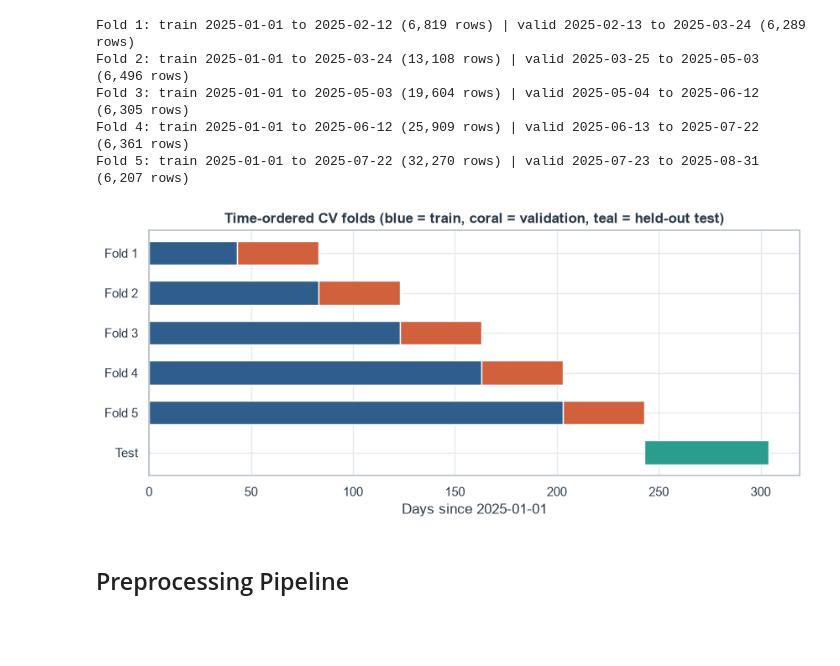
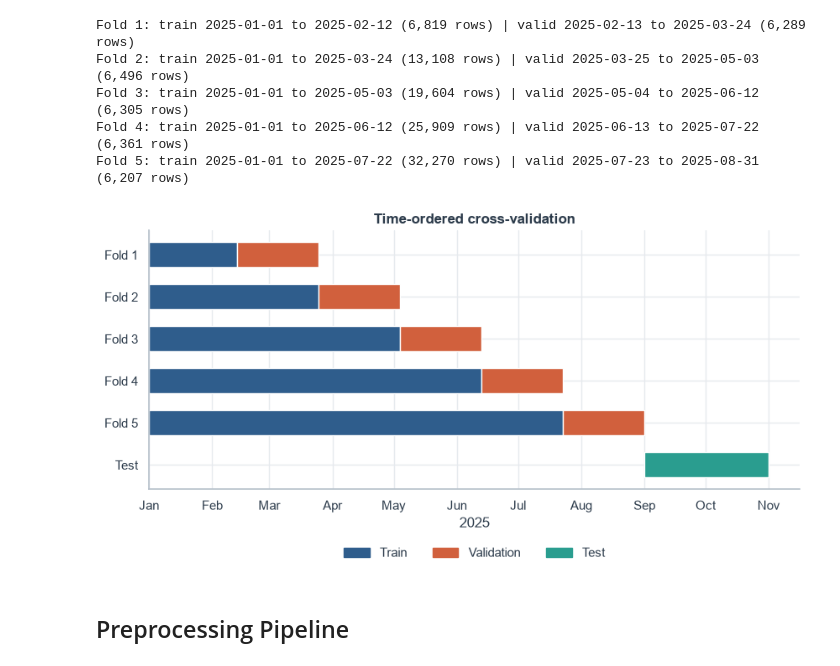
Before and after one commit to AdrianeJone/freight-rate-forecasting, a Jupyter notebook: notebooks/02_modeling.ipynb, the cells around one changed output. Saved outputs shown, nothing was run; the diff lists cells and outputs as text; code cells hidden in the pictures; blank space fills up the shorter version.

```diff
--- a/notebooks/02_modeling.ipynb
+++ b/notebooks/02_modeling.ipynb
@@ -80,28 +84,37 @@ Fold 2: train 2025-01-01 to 2025-03-24 (13,108 rows) | valid 2025-03-25 to 2025-
 Fold 3: train 2025-01-01 to 2025-05-03 (19,604 rows) | valid 2025-05-04 to 2025-06-12 (6,305 rows)
 Fold 4: train 2025-01-01 to 2025-06-12 (25,909 rows) | valid 2025-06-13 to 2025-07-22 (6,361 rows)
 Fold 5: train 2025-01-01 to 2025-07-22 (32,270 rows) | valid 2025-07-23 to 2025-08-31 (6,207 rows)
-# %%
-fig, ax = plt.subplots(figsize=(10, 3.8))
-d0 = train["date"].min()
-
-for i, (tr_idx, va_idx) in enumerate(cv_folds, 1):
-    for idx, color in [(tr_idx, BLUE), (va_idx, CORAL)]:
-        start = (train.loc[idx, "date"].min() - d0).days
-        end = (train.loc[idx, "date"].max() - d0).days + 1
-        ax.barh(i, end - start, left=start, color=color, height=0.6)
-
-t_start = (test["date"].min() - d0).days
-t_end = (test["date"].max() - d0).days + 1
-ax.barh(len(cv_folds) + 1, t_end - t_start, left=t_start, color=TEAL, height=0.6)
-
-ax.set_yticks(range(1, len(cv_folds) + 2))
-ax.set_yticklabels([f"Fold {i}" for i in range(1, len(cv_folds) + 1)] + ["Test"])
-ax.invert_yaxis()
-ax.set_xlabel("Days since 2025-01-01")
-ax.set_title("Time-ordered CV folds (blue = train, coral = validation, teal = held-out test)")
-plt.show()
-# %% [output]
-[figure, removed]
+# %%
+fig, ax = plt.subplots(figsize=(10, 4))
+d0 = train["date"].min()
+
+for i, (tr_idx, va_idx) in enumerate(cv_folds, 1):
+    for idx, color in [(tr_idx, BLUE), (va_idx, CORAL)]:
+        start = (train.loc[idx, "date"].min() - d0).days
+        end = (train.loc[idx, "date"].max() - d0).days + 1
+        ax.barh(i, end - start, left=start, color=color, height=0.6)
+
+t_start = (test["date"].min() - d0).days
+t_end = (test["date"].max() - d0).days + 1
+ax.barh(len(cv_folds) + 1, t_end - t_start, left=t_start, color=TEAL, height=0.6)
+
+month_starts = pd.date_range("2025-01-01", "2025-11-01", freq="MS")
+ax.set_xticks([(m - d0).days for m in month_starts])
+ax.set_xticklabels([m.strftime("%b") for m in month_starts])
+ax.set_yticks(range(1, len(cv_folds) + 2))
+ax.set_yticklabels([f"Fold {i}" for i in range(1, len(cv_folds) + 1)] + ["Test"])
+ax.invert_yaxis()
+ax.set_xlabel("2025")
+ax.set_title("Time-ordered cross-validation")
+ax.legend(handles=[Patch(color=BLUE, label="Train"),
+                   Patch(color=CORAL, label="Validation"),
+                   Patch(color=TEAL, label="Test")],
+          loc="upper center", bbox_to_anchor=(0.5, -0.18), ncol=3, frameon=False)
+sns.despine()
+plt.savefig("../images/cv_folds.png", dpi=200, bbox_inches="tight")
+plt.show()
+# %% [output]
+[figure, added]
 # %% [markdown]
 ## Preprocessing Pipeline
 # %%
```
Also changed, not shown: parts of 5 cells of this notebook, 5 other files.
